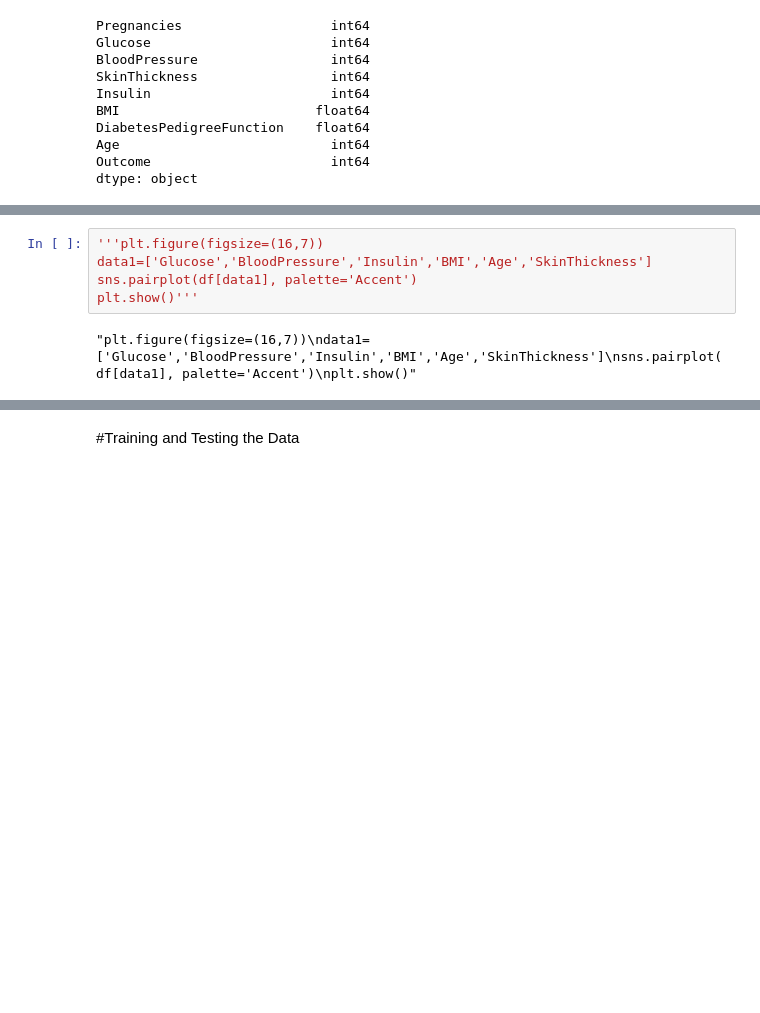
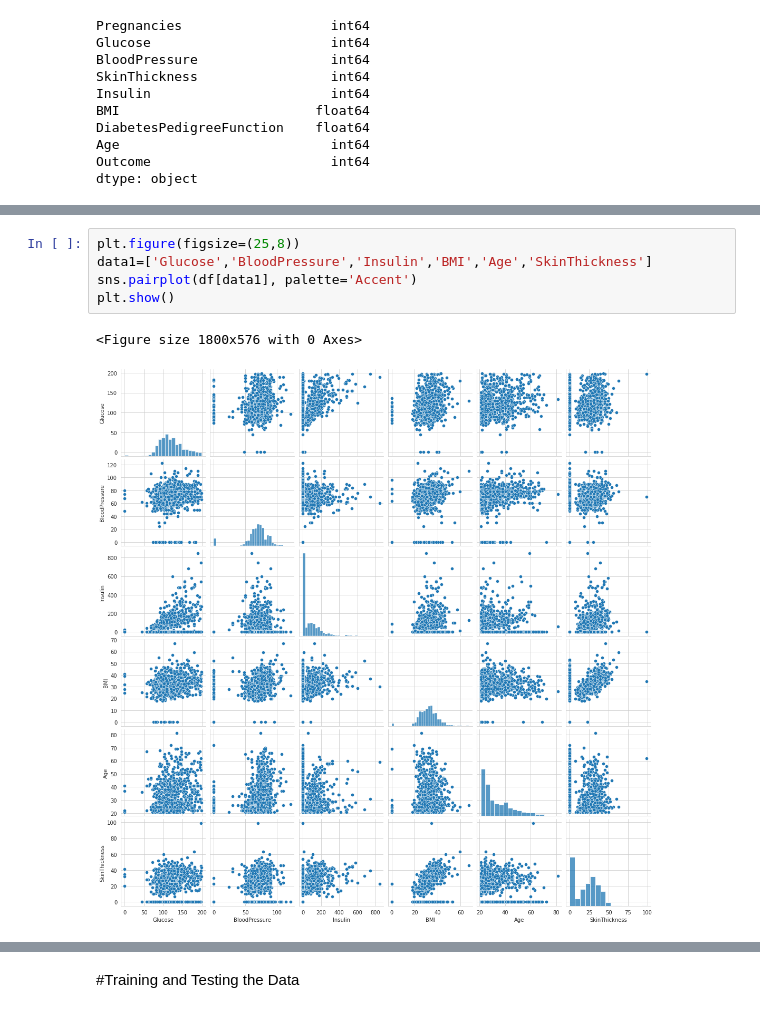
Before and after one commit to Kvaibhav1997/PIMA-Diabetes-Data, a Jupyter notebook: Diabetes.ipynb, the cells around one changed output, grey strips where cells are left out. Saved outputs shown, nothing was run; the diff lists cells and outputs as text; blank space fills up the shorter version.

```diff
--- a/Diabetes.ipynb
+++ b/Diabetes.ipynb
@@ -151,8 +154,9 @@ plt.show()'''
 # %%
-'''plt.figure(figsize=(16,7))
+plt.figure(figsize=(25,8))
 data1=['Glucose','BloodPressure','Insulin','BMI','Age','SkinThickness']
 sns.pairplot(df[data1], palette='Accent')
-plt.show()'''
+plt.show()
 # %% [output]
-"plt.figure(figsize=(16,7))\ndata1=['Glucose','BloodPressure','Insulin','BMI','Age','SkinThickness']\nsns.pairplot(df[data1], palette='Accent')\nplt.show()"
+<Figure size 1800x576 with 0 Axes>
+[figure, added]
 # %%
```
Also changed, not shown: parts of 54 cells of this notebook.
